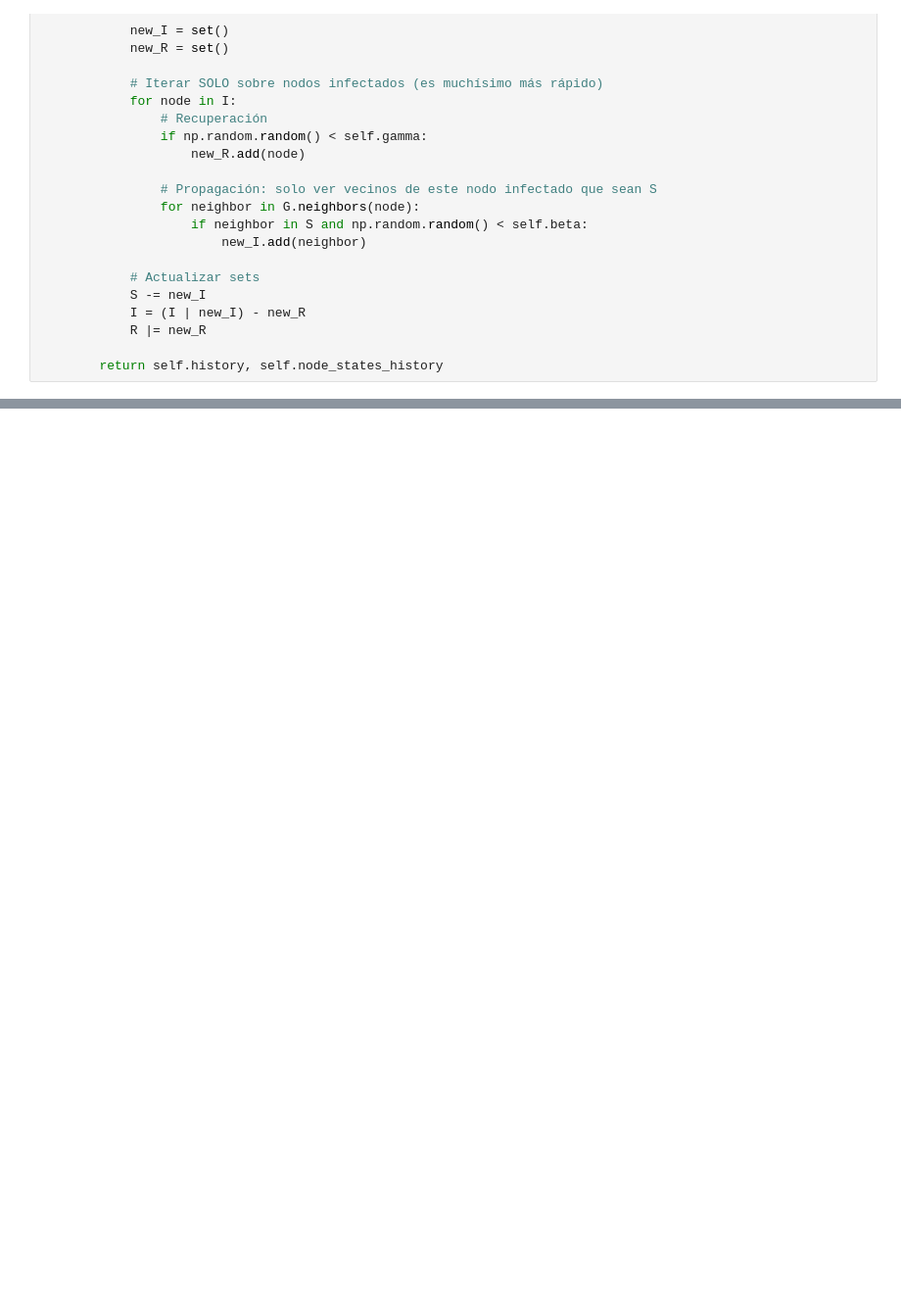
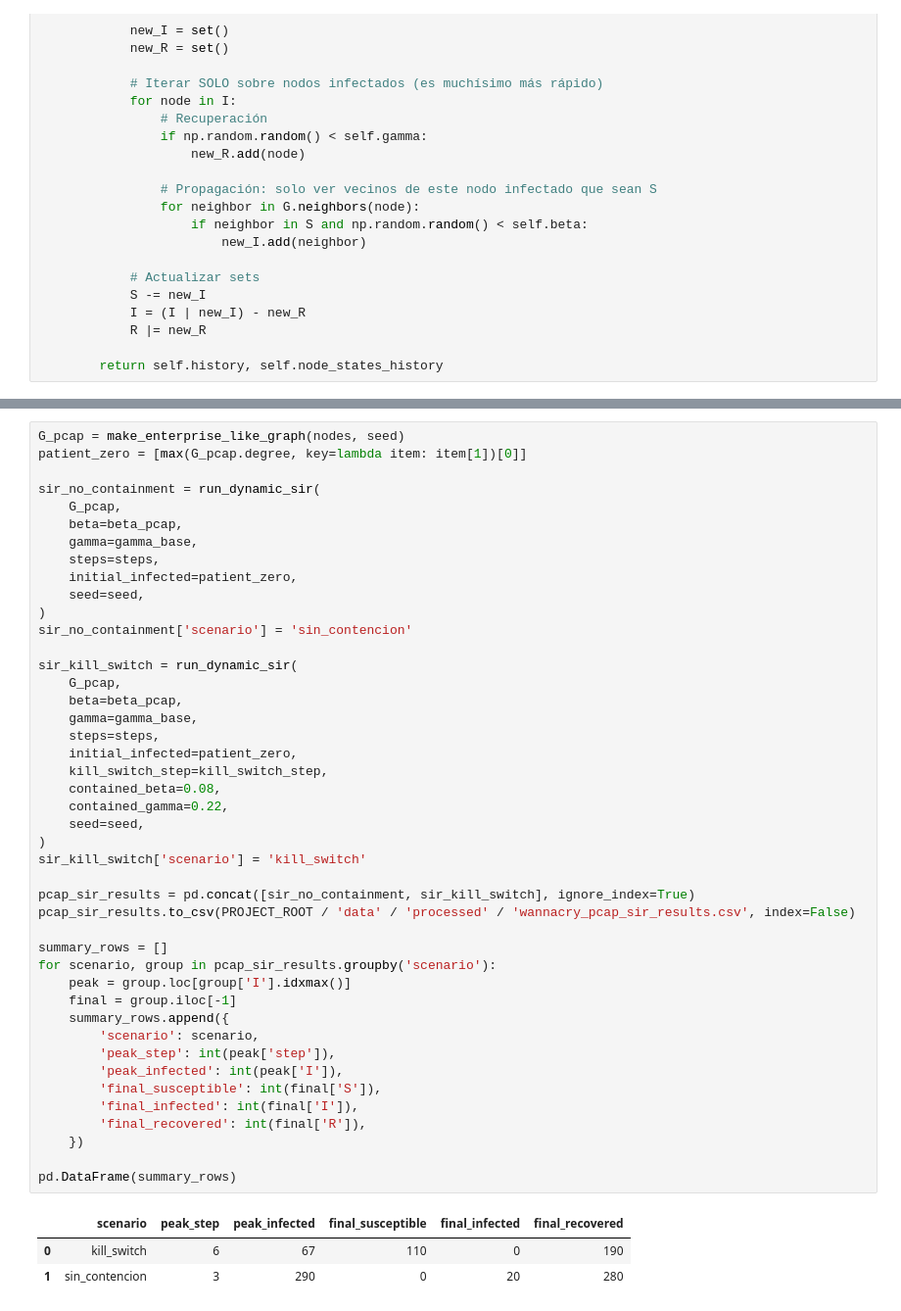
Before and after one commit to eljarcor98/Machine-Learning-Repos, a Jupyter notebook: Proyecto final Healtech/notebooks/05_sir_simulations_wannacry.ipynb, the cells around one changed output, grey strips where cells are left out. Shown at 98% size. Saved outputs shown, nothing was run; the diff lists cells and outputs as text; blank space fills up the shorter version.

```diff
--- a/Proyecto final Healtech/notebooks/05_sir_simulations_wannacry.ipynb
+++ b/Proyecto final Healtech/notebooks/05_sir_simulations_wannacry.ipynb
@@ -353,0 +421,48 @@ display(ui, out)
+# %%
+G_pcap = make_enterprise_like_graph(nodes, seed)
+patient_zero = [max(G_pcap.degree, key=lambda item: item[1])[0]]
+
+sir_no_containment = run_dynamic_sir(
+    G_pcap,
+    beta=beta_pcap,
+    gamma=gamma_base,
+    steps=steps,
+    initial_infected=patient_zero,
+    seed=seed,
+)
+sir_no_containment['scenario'] = 'sin_contencion'
+
+sir_kill_switch = run_dynamic_sir(
+    G_pcap,
+    beta=beta_pcap,
+    gamma=gamma_base,
+    steps=steps,
+    initial_infected=patient_zero,
+    kill_switch_step=kill_switch_step,
+    contained_beta=0.08,
+    contained_gamma=0.22,
+    seed=seed,
+)
+sir_kill_switch['scenario'] = 'kill_switch'
+
+pcap_sir_results = pd.concat([sir_no_containment, sir_kill_switch], ignore_index=True)
+pcap_sir_results.to_csv(PROJECT_ROOT / 'data' / 'processed' / 'wannacry_pcap_sir_results.csv', index=False)
+
+summary_rows = []
+for scenario, group in pcap_sir_results.groupby('scenario'):
+    peak = group.loc[group['I'].idxmax()]
+    final = group.iloc[-1]
+    summary_rows.append({
+        'scenario': scenario,
+        'peak_step': int(peak['step']),
+        'peak_infected': int(peak['I']),
+        'final_susceptible': int(final['S']),
+        'final_infected': int(final['I']),
+        'final_recovered': int(final['R']),
+    })
+
+pd.DataFrame(summary_rows)
+# %% [output]
+|  | scenario | peak_step | peak_infected | final_susceptible | final_infected | final_recovered |
+| 0 | kill_switch | 6 | 67 | 110 | 0 | 190 |
+| 1 | sin_contencion | 3 | 290 | 0 | 20 | 280 |
```
Also changed, not shown: parts of 11 cells of this notebook, 1 other file.
